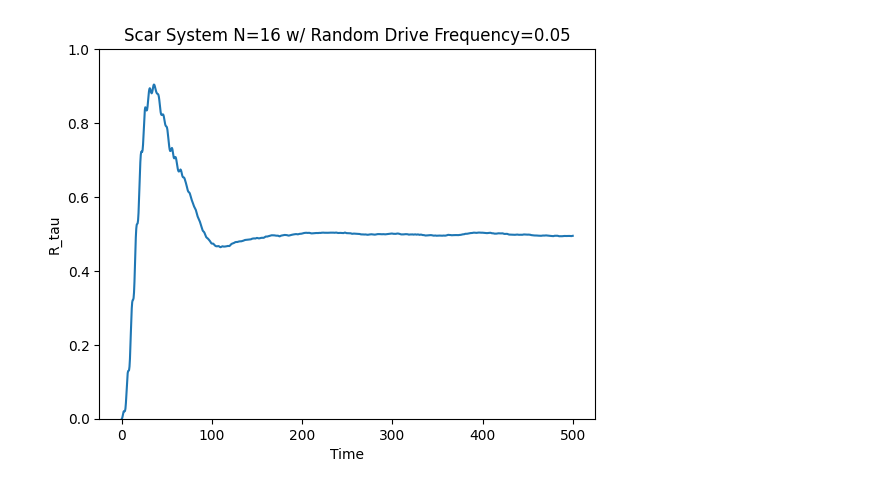
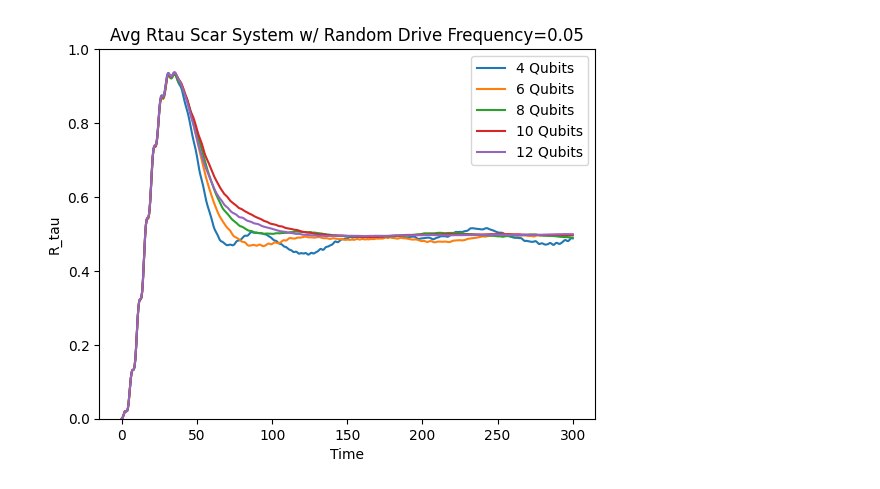
Before and after one commit to Idden/Quantum-Internship, a Jupyter notebook: Quantum_Batteries_Scars/disorder_tests/test6.ipynb, the cells around one changed output. Saved outputs shown, nothing was run; the diff lists cells and outputs as text; code cells hidden in the pictures.

```diff
--- a/Quantum_Batteries_Scars/disorder_tests/test6.ipynb
+++ b/Quantum_Batteries_Scars/disorder_tests/test6.ipynb
@@ -4,31 +4,42 @@ import qutip as qt
 import matplotlib.pyplot as plt
 from quantumScarFunctions import *
 # %%
-N = 16
+nlist = np.linspace(4, 12, 5)
 wd = 0.642570281124498
-tlist = np.linspace(0, 500, 1000)
-H0, H1_list, eigenvalues, eigenstates, psi0, basisList = get_random_freq_scar_ham(N)
+tlist = np.linspace(0, 300, 600)
+disorder = 0.05
+args = {"A": 0.1}
+Rtau_all = []
 
-disorder = 0.05
-dw = np.random.uniform(-disorder, disorder, N)
-omega_list = wd + dw
+for N in nlist:
+    Rtau = []
+    for _ in range(100):
+        N = int(N)
+        dw = np.random.uniform(-disorder, disorder, N)
+        omega_list = wd + dw
 
-H = [H0]
-args = {"A": 0.1}
+        H0, H1_list, eigenvalues, eigenstates, psi0, basisList = get_random_freq_scar_ham(N)
+        H = [H0]
 
-for r in range(N):
-    args[f"wd{r}"] = omega_list[r]
-    H.append([H1_list[r], make_coeff(r)])
+        for r in range(N):
+            args[f"wd{r}"] = omega_list[r]
+            H.append([H1_list[r], make_coeff(r)])
 
-H = qt.QobjEvo(H, args=args)
-psi_t = qt.sesolve(H, eigenstates[0], tlist, e_ops=[H0])
+        H = qt.QobjEvo(H, args=args)
+        psi_t = qt.sesolve(H, eigenstates[0], tlist, e_ops=[H0])
+        Rtau.append(np.array(np.real(psi_t.expect[0] - psi_t.expect[0][0]) / (eigenvalues[-1] - eigenvalues[0])))
+    Rtau = np.array(Rtau)
+    Rtau = np.mean(Rtau, axis=0)
+    Rtau_all.append(Rtau)
 
-Rtau = np.real(psi_t.expect[0] - psi_t.expect[0][0]) / (eigenvalues[-1] - eigenvalues[0])
-plt.title(f"Scar System N={N} w/ Random Drive Frequency={disorder}")
+for i in range(len(Rtau_all)):
+    plt.plot(tlist, Rtau_all[i], label=f"{int(nlist[i])} Qubits")
+
+plt.title(f"Avg Rtau Scar System w/ Random Drive Frequency={disorder}")
 plt.ylabel("R_tau")
 plt.xlabel("Time")
 plt.ylim(0, 1)
-plt.plot(tlist, Rtau)
+plt.legend()
 plt.show()
 # %% [output]
-[figure, old version]
+[figure, new version]
```
Also changed, not shown: 3 other files.
